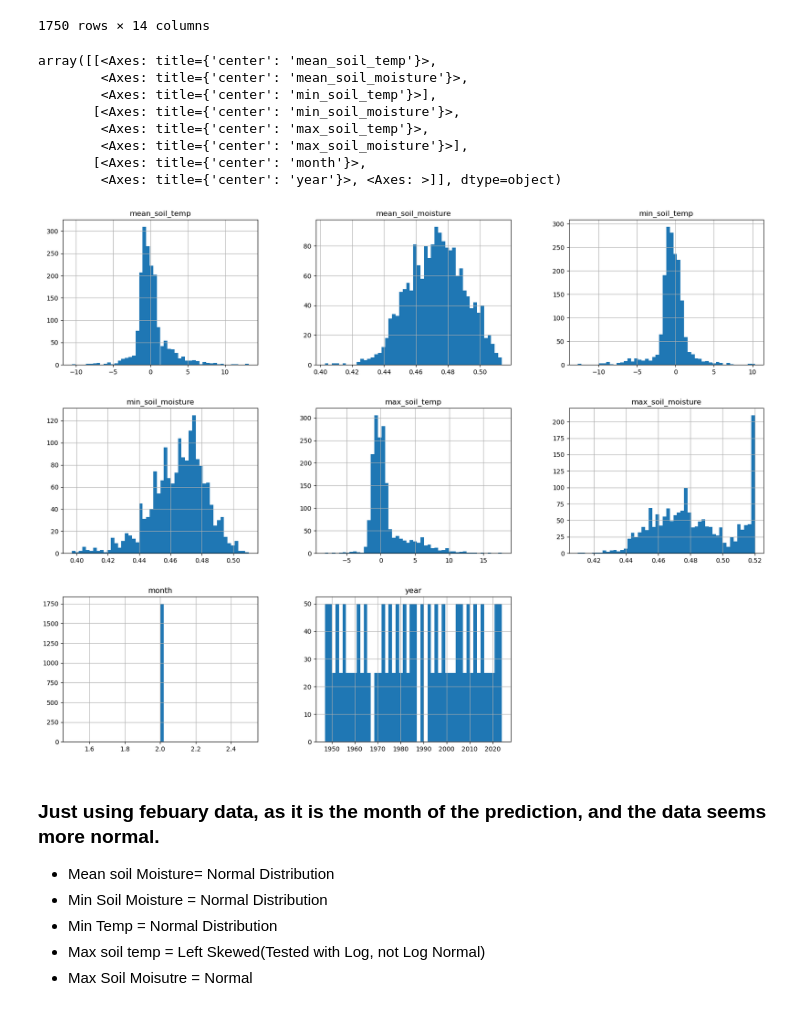
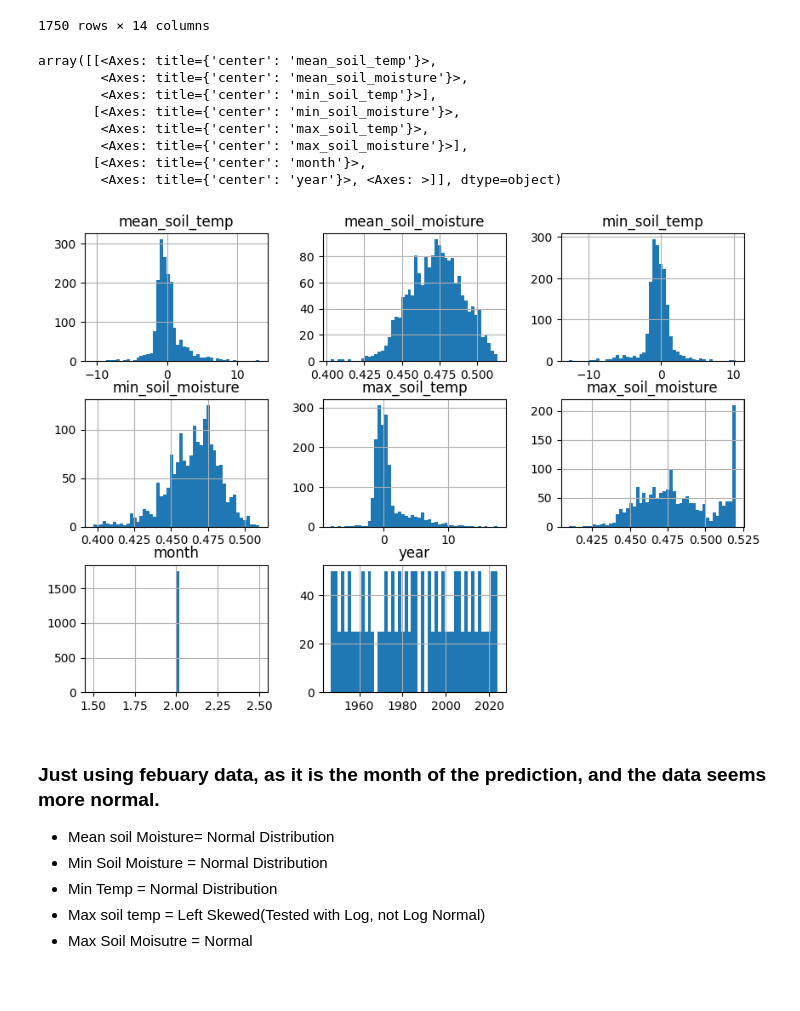
Before and after one commit to bradenkirkpatrick/Machine-Learning-Project-1, a Jupyter notebook: GroundHogProblem.ipynb, the cells around one changed output. Saved outputs shown, nothing was run; the diff lists cells and outputs as text; code cells hidden in the pictures; blank space fills up the shorter version.

```diff
--- a/GroundHogProblem.ipynb
+++ b/GroundHogProblem.ipynb
@@ -141,18 +141,18 @@ See the caveats in the documentation: https://pandas.pydata.org/pandas-docs/stab
 1750 rows × 14 columns
 # %%
 #X.hist()
-filtered_X.hist(bins=50, figsize=(20,15))
+filtered_X.hist(bins=50, figsize=(10,7))
 #Just using febuary data, as it is the month of the prediction, and the data seems more normal.
 # %% [output]
 array([[<Axes: title={'center': 'mean_soil_temp'}>,
         <Axes: title={'center': 'mean_soil_moisture'}>,
         <Axes: title={'center': 'min_soil_temp'}>],
        [<Axes: title={'center': 'min_soil_moisture'}>,
         <Axes: title={'center': 'max_soil_temp'}>,
         <Axes: title={'center': 'max_soil_moisture'}>],
        [<Axes: title={'center': 'month'}>,
         <Axes: title={'center': 'year'}>, <Axes: >]], dtype=object)
-[figure, old version]
+[figure, new version]
 # %% [markdown]
 ### Just using febuary data, as it is the month of the prediction, and the data seems more normal.
 - Mean soil Moisture= Normal Distribution
```
Also changed, not shown: parts of 9 cells of this notebook.
